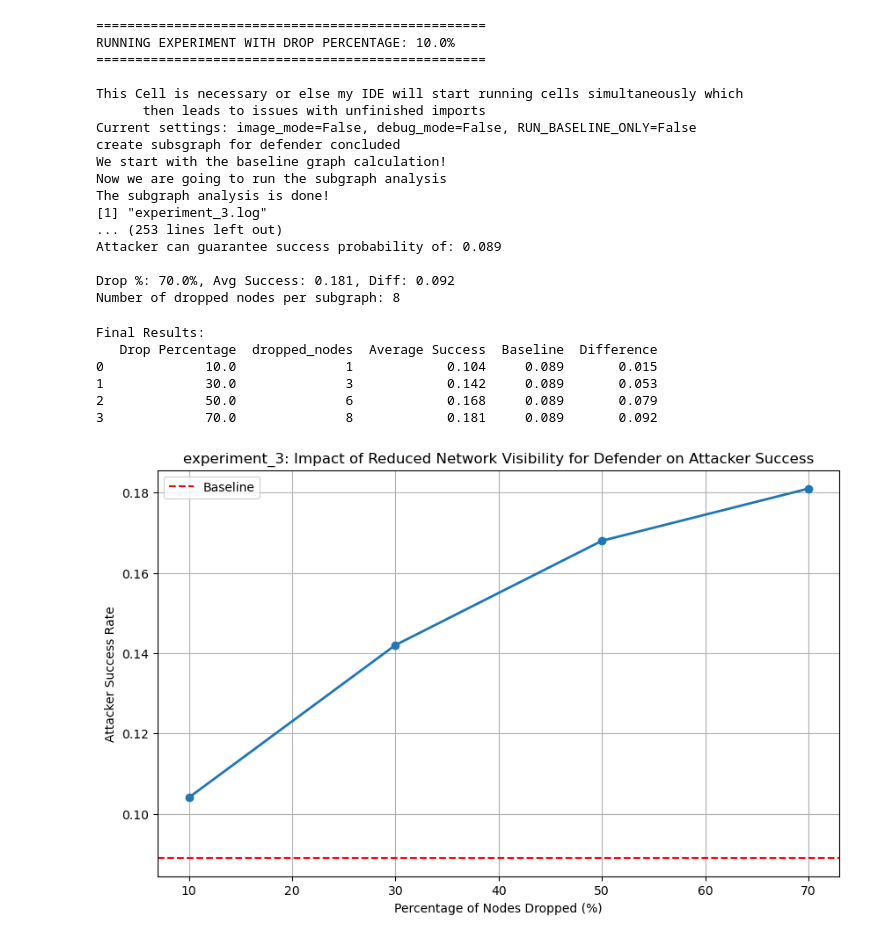
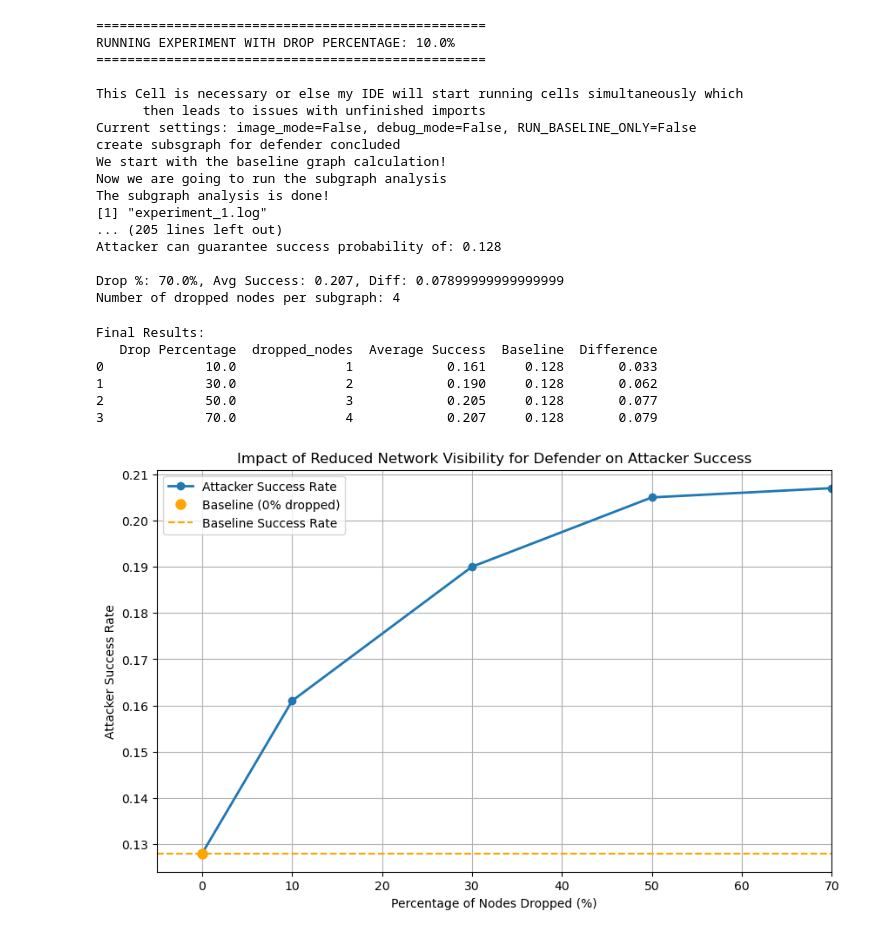
Before and after one commit to wiggly1993/Python_Implementation_ComputersAndSecurity_RoboticsCaseStudies_Cut-The-Rope, a Jupyter notebook: src/0Day_Exploit/extrapolate.ipynb, the cells around one changed output. Drawn from its saved outputs; the diff is of its cells as text; code cells hidden in the pictures.

```diff
--- a/src/0Day_Exploit/extrapolate.ipynb
+++ b/src/0Day_Exploit/extrapolate.ipynb
@@ -12,7 +12,7 @@ debug_mode = False
 
 drop_percentages = [0.1, 0.3, 0.5, 0.7]
 number_of_generated_subgraphs = 100
-baseline_file = "experiment_3"
+baseline_file = "experiment_1"
 # %%
 results = {}
 nodes_results = {}
@@ -78,12 +78,12 @@ create subsgraph for defender concluded
 We start with the baseline graph calculation!
 Now we are going to run the subgraph analysis
 The subgraph analysis is done!
-[1] "experiment_3.log"
-... (253 lines left out)
-Attacker can guarantee success probability of: 0.089
+[1] "experiment_1.log"
+... (205 lines left out)
+Attacker can guarantee success probability of: 0.128
 
-Drop %: 70.0%, Avg Success: 0.181, Diff: 0.092
-Number of dropped nodes per subgraph: 8
+Drop %: 70.0%, Avg Success: 0.207, Diff: 0.07899999999999999
+Number of dropped nodes per subgraph: 4
 # %%
 # Create DataFrame
 df = pd.DataFrame({
@@ -102,21 +102,36 @@ df.to_csv(f'{baseline_file}_extrapolation_results.csv', index=False)
 # %% [output]
 Final Results:
    Drop Percentage  dropped_nodes  Average Success  Baseline  Difference
-0             10.0              1            0.104     0.089       0.015
-1             30.0              3            0.142     0.089       0.053
-2             50.0              6            0.168     0.089       0.079
-3             70.0              8            0.181     0.089       0.092
+0             10.0              1            0.161     0.128       0.033
+1             30.0              2            0.190     0.128       0.062
+2             50.0              3            0.205     0.128       0.077
+3             70.0              4            0.207     0.128       0.079
 # %%
 # Plot results
 plt.figure(figsize=(10, 6))
-plt.plot(df['Drop Percentage'], df['Average Success'], 'o-', linewidth=2)
-plt.axhline(y=baseline_success, color='r', linestyle='--', label='Baseline')
+
+# Combine baseline with the rest of the data for a continuous line
+all_drop_percentages = [0] + list(df['Drop Percentage'])
+all_success_rates = [baseline_success] + list(df['Average Success'])
+
+# Plot the connected line with all points
+plt.plot(all_drop_percentages, all_success_rates, 'o-', linewidth=2, label='Attacker Success Rate')
+
+# Highlight baseline point
+plt.plot(0, baseline_success, 'o', color='orange', markersize=8, label='Baseline (0% dropped)')
+
+# Add horizontal baseline line
+plt.axhline(y=baseline_success, color='orange', linestyle='--', label='Baseline Success Rate')
+
+# Set x-axis to start at 0
+plt.xlim(-5, max(all_drop_percentages))
+
 plt.xlabel('Percentage of Nodes Dropped (%)')
 plt.ylabel('Attacker Success Rate')
-plt.title(f'{baseline_file}: Impact of Reduced Network Visibility for Defender on Attacker Success')
+plt.title('Impact of Reduced Network Visibility for Defender on Attacker Success')
 plt.legend()
 plt.grid(True)
 plt.savefig(f'{baseline_file}_plot.png')
 plt.show()
 # %% [output]
-[figure, old version]
+[figure, new version]
```
Also changed, not shown: 3 other files.
